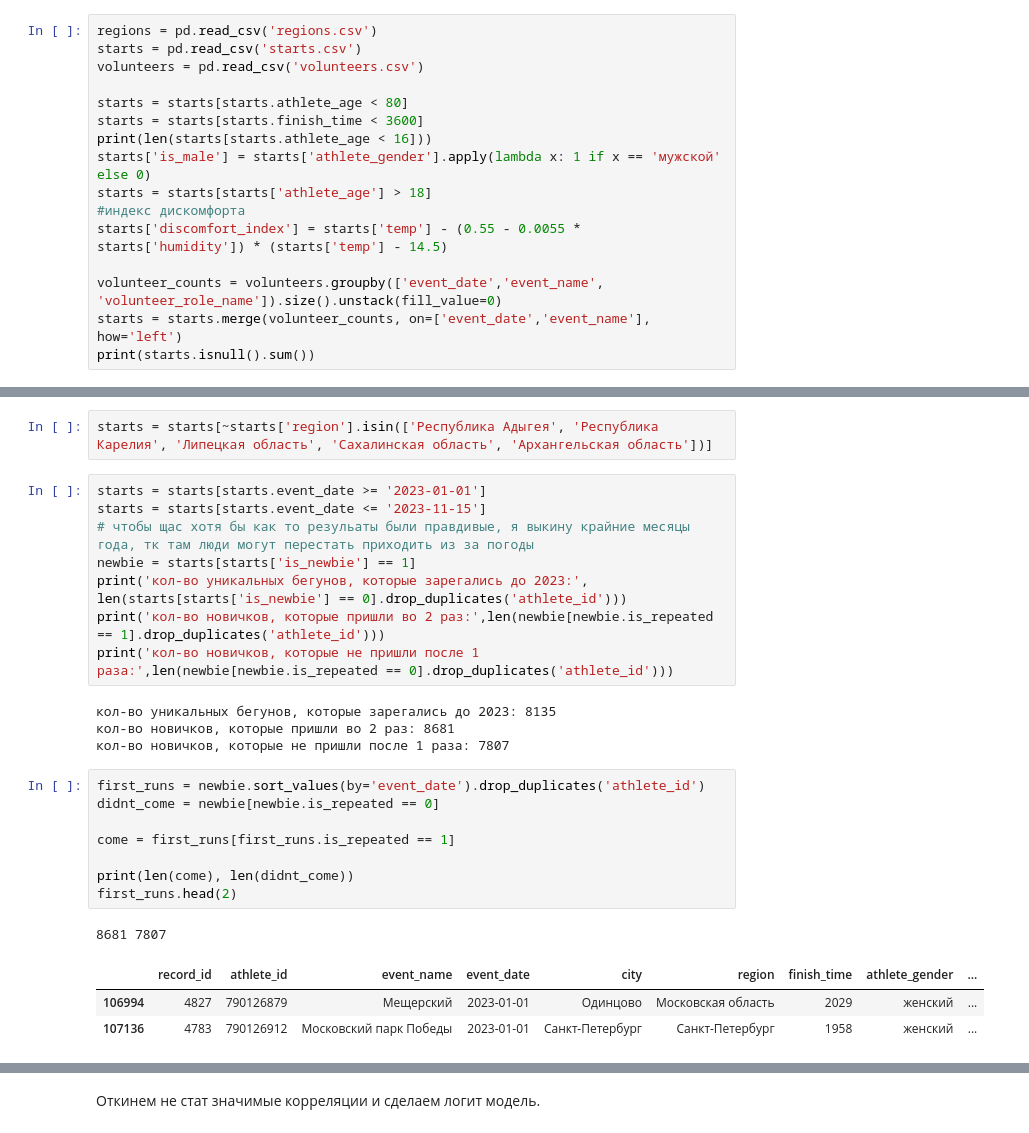
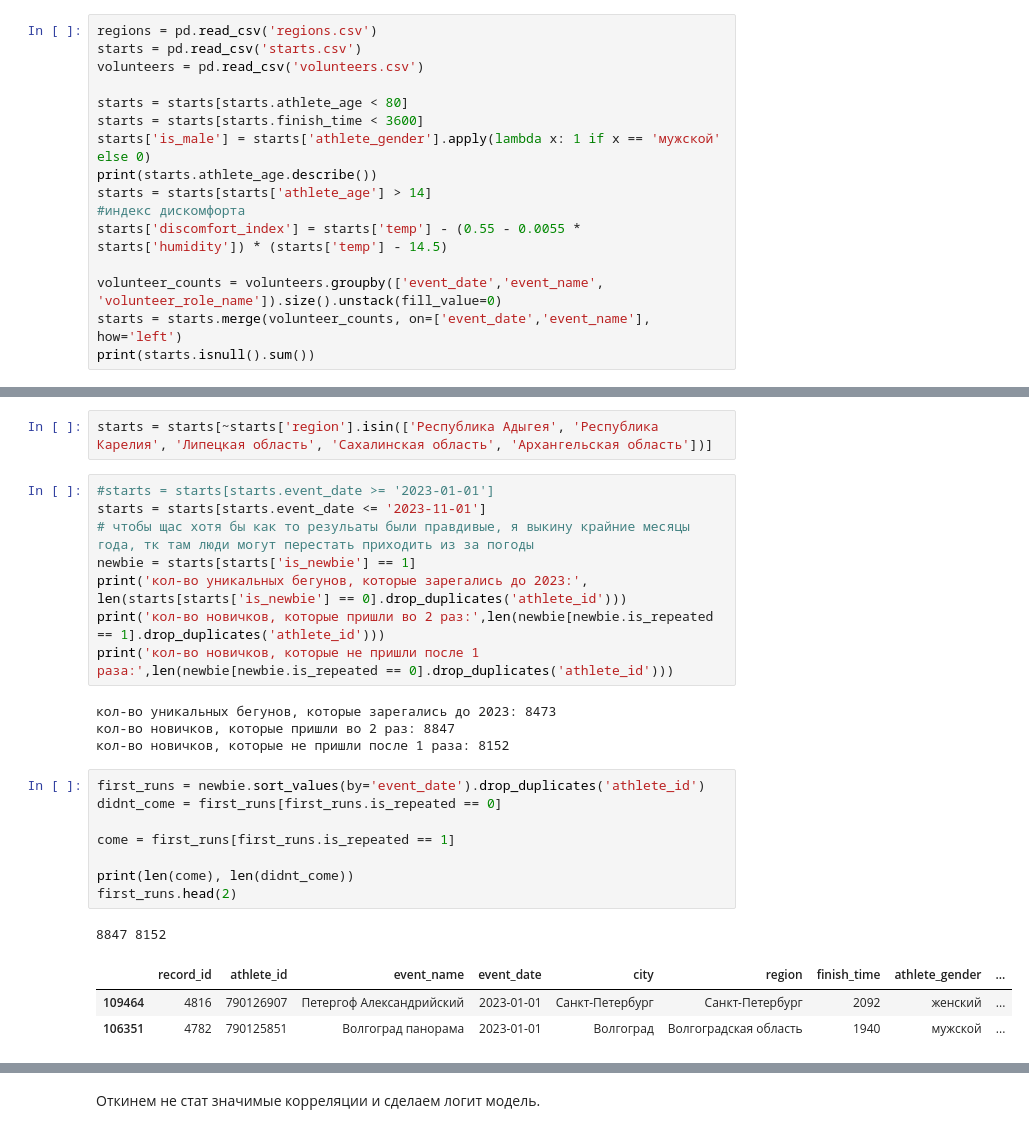
Before and after one commit to Alex12345432141242/abort-404, a Jupyter notebook: gipoteza_volunteer.ipynb, the cells around one changed output, grey strips where cells are left out. Saved outputs shown, nothing was run; the diff lists cells and outputs as text.

```diff
--- a/gipoteza_volunteer.ipynb
+++ b/gipoteza_volunteer.ipynb
@@ -15,9 +15,9 @@ volunteers = pd.read_csv('volunteers.csv')
 
 starts = starts[starts.athlete_age < 80]
 starts = starts[starts.finish_time < 3600]
-print(len(starts[starts.athlete_age < 16]))
 starts['is_male'] = starts['athlete_gender'].apply(lambda x: 1 if x == 'мужской' else 0)
-starts = starts[starts['athlete_age'] > 18]
+print(starts.athlete_age.describe())
+starts = starts[starts['athlete_age'] > 14]
 #индекс дискомфорта
 starts['discomfort_index'] = starts['temp'] - (0.55 - 0.0055 * starts['humidity']) * (starts['temp'] - 14.5)
 
@@ -63,30 +63,30 @@ starts['is_repeated'] = starts['is_repeated'].astype(int)
 # %%
 starts = starts[~starts['region'].isin(['Республика Адыгея', 'Республика Карелия', 'Липецкая область', 'Сахалинская область', 'Архангельская область'])]
 # %%
-starts = starts[starts.event_date >= '2023-01-01']
-starts = starts[starts.event_date <= '2023-11-15']
+#starts = starts[starts.event_date >= '2023-01-01']
+starts = starts[starts.event_date <= '2023-11-01']
 # чтобы щас хотя бы как то резульаты были правдивые, я выкину крайние месяцы года, тк там люди могут перестать приходить из за погоды
 newbie = starts[starts['is_newbie'] == 1]
 print('кол-во уникальных бегунов, которые зарегались до 2023:', len(starts[starts['is_newbie'] == 0].drop_duplicates('athlete_id')))
 print('кол-во новичков, которые пришли во 2 раз:',len(newbie[newbie.is_repeated == 1].drop_duplicates('athlete_id')))
 print('кол-во новичков, которые не пришли после 1 раза:',len(newbie[newbie.is_repeated == 0].drop_duplicates('athlete_id')))
 # %% [output]
-кол-во уникальных бегунов, которые зарегались до 2023: 8135
-кол-во новичков, которые пришли во 2 раз: 8681
-кол-во новичков, которые не пришли после 1 раза: 7807
+кол-во уникальных бегунов, которые зарегались до 2023: 8473
+кол-во новичков, которые пришли во 2 раз: 8847
+кол-во новичков, которые не пришли после 1 раза: 8152
 # %%
 first_runs = newbie.sort_values(by='event_date').drop_duplicates('athlete_id')
-didnt_come = newbie[newbie.is_repeated == 0]
+didnt_come = first_runs[first_runs.is_repeated == 0]
 
 come = first_runs[first_runs.is_repeated == 1]
 
 print(len(come), len(didnt_come))
 first_runs.head(2)
 # %% [output]
-8681 7807
+8847 8152
 |  | record_id | athlete_id | event_name | event_date | city | region | finish_time | athlete_gender | ... |
-| 106994 | 4827 | 790126879 | Мещерский | 2023-01-01 | Одинцово | Московская область | 2029 | женский | ... |
-| 107136 | 4783 | 790126912 | Московский парк Победы | 2023-01-01 | Санкт-Петербург | Санкт-Петербург | 1958 | женский | ... |
+| 109464 | 4816 | 790126907 | Петергоф Александрийский | 2023-01-01 | Санкт-Петербург | Санкт-Петербург | 2092 | женский | ... |
+| 106351 | 4782 | 790125851 | Волгоград панорама | 2023-01-01 | Волгоград | Волгоградская область | 1940 | мужской | ... |
 # %%
 come_with_didnt_come = pd.concat([come, didnt_come])
 come_with_didnt_come['cnt_volunteers'] = come_with_didnt_come.iloc[:, 25:52].sum(axis=1)
```
Also changed, not shown: parts of 16 cells of this notebook, 5 other files.
